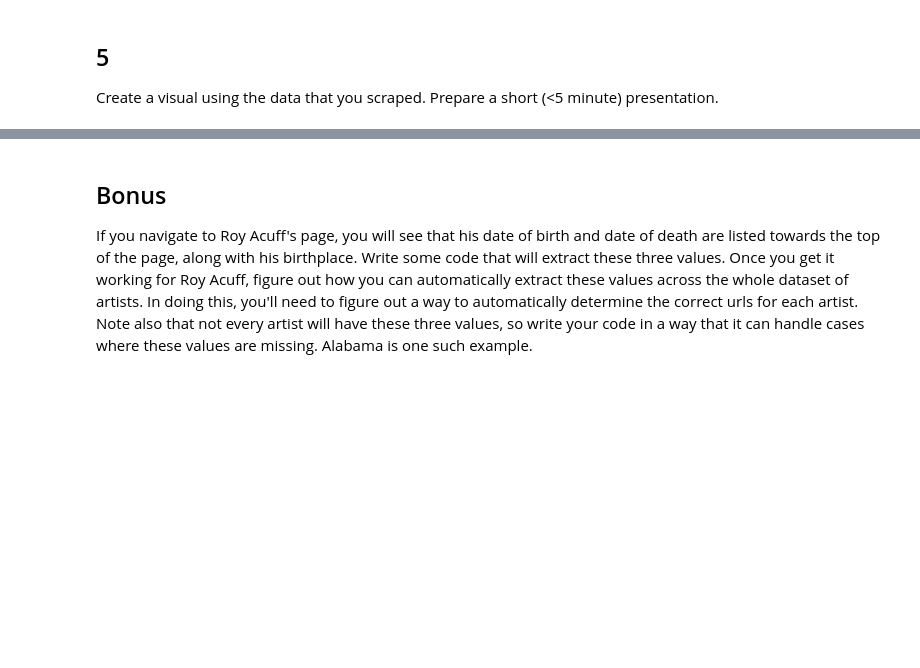
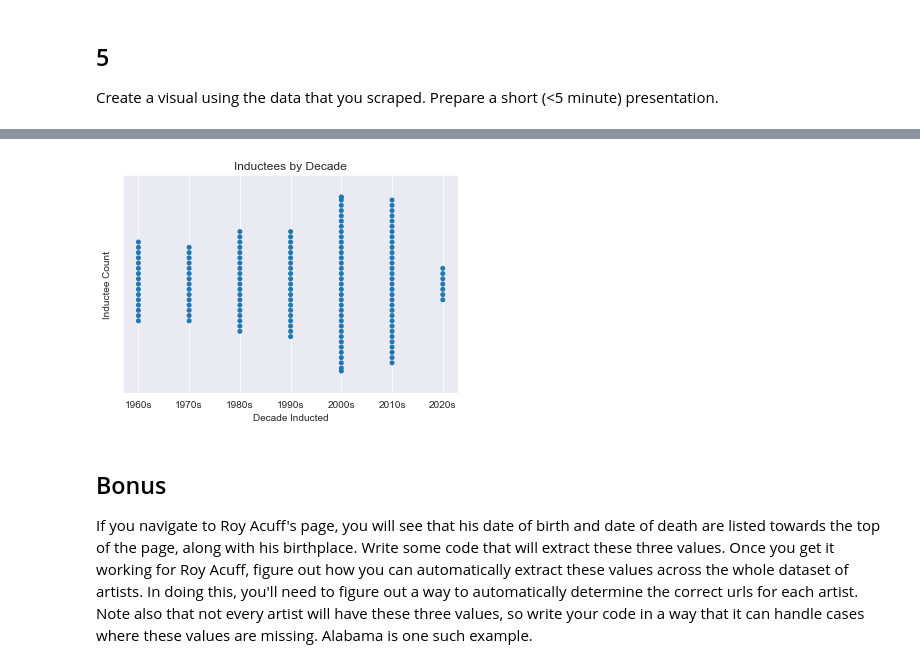
Before and after one commit to NSS-Data-Analytics-Cohort-6/web-scraping-country-music-hof-caitbrown12, a Jupyter notebook: notebook/Country_Music_HOF_webscraping.ipynb, the cells around one changed output, grey strips where cells are left out. Drawn from its saved outputs; the diff is of its cells as text; code cells hidden in the pictures; blank space fills up the shorter version.

Commit message:
Swarmplot created and beginning stages work on bonus question completed.

```diff
--- a/notebook/Country_Music_HOF_webscraping.ipynb
+++ b/notebook/Country_Music_HOF_webscraping.ipynb
@@ -298,3 +415,10 @@ from ipywidgets import interactive
+# %%
+sns.swarmplot(hof_members.Decade_Inducted)
+plt.ylabel('Inductee Count')
+plt.xlabel('Decade Inducted')
+plt.title('Inductees by Decade');
+# %% [output]
+[figure, added]
 # %% [markdown]
 ## Bonus
 If you navigate to Roy Acuff's page, you will see that his date of birth and date of death are listed towards the top of the page, along with his birthplace. Write some code that will extract these three values. Once you get it working for Roy Acuff, figure out how you can automatically extract these values across the whole dataset of artists. In doing this, you'll need to figure out a way to automatically determine the correct urls for each artist. Note also that not every artist will have these three values, so write your code in a way that it can handle cases where these values are missing. Alabama is one such example.
```
Also changed, not shown: parts of 20 cells of this notebook.
